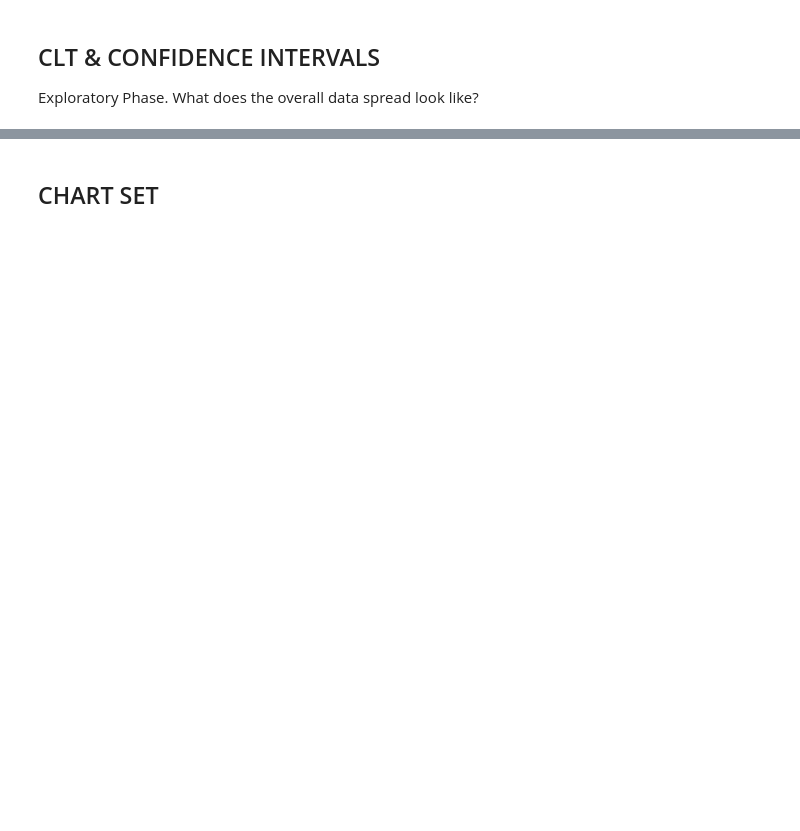
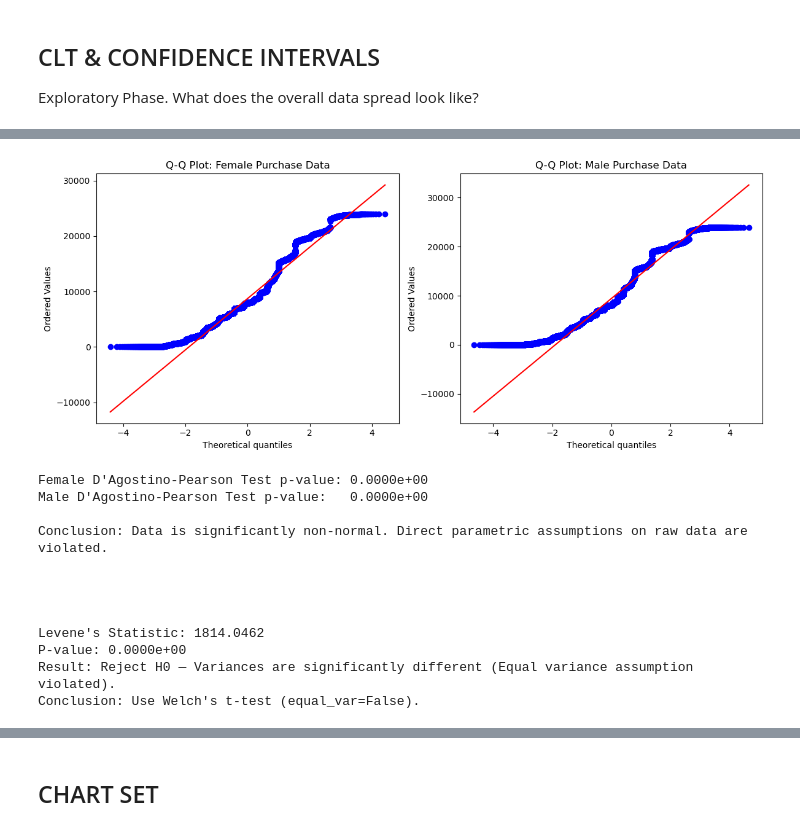
Before and after one commit to codehithesh/Statistical_Inference_on_Purchase_Data, a Jupyter notebook: Statistical_Inference_on_Purchase_Data.ipynb, the cells around one changed output, grey strips where cells are left out. Saved outputs shown, nothing was run; the diff lists cells and outputs as text; code cells hidden in the pictures; blank space fills up the shorter version.

```diff
--- a/Statistical_Inference_on_Purchase_Data.ipynb
+++ b/Statistical_Inference_on_Purchase_Data.ipynb
@@ -722,0 +728,77 @@ Detection Phase. Is there a real difference somewhere in this data?
+# %%
+female = df[df['Gender'] == 'F']['Purchase'].values
+male = df[df['Gender'] == 'M']['Purchase'].values
+
+# ---------------------------------------------------------
+# 1 Perform Normality check to validate assumptions
+# ---------------------------------------------------------
+
+# Visual Normality Check via Q-Q Plot
+fig, axes = plt.subplots(1, 2, figsize=(12, 5))
+
+stats.probplot(female, dist="norm", plot=axes[0])
+axes[0].set_title("Q-Q Plot: Female Purchase Data")
+
+stats.probplot(male, dist="norm", plot=axes[1])
+axes[1].set_title("Q-Q Plot: Male Purchase Data")
+
+plt.tight_layout()
+plt.show()
+
+# Formal Normality Check via D'Agostino-Pearson Test
+# (Suitable for large sample sizes where Shapiro-Wilk fails)
+k2_f, p_val_f = stats.normaltest(female)
+k2_m, p_val_m = stats.normaltest(male)
+
+print(f"Female D'Agostino-Pearson Test p-value: {p_val_f:.4e}")
+print(f"Male D'Agostino-Pearson Test p-value:   {p_val_m:.4e}")
+
+if p_val_f < 0.05 and p_val_m < 0.05:
+    print(
+        "\nConclusion: Data is significantly non-normal. Direct parametric"
+        " assumptions on raw data are violated."
+    )
+else:
+    print(
+        "\nConclusion: Data is normally distributed."
+    )
+
+
+
+print("\n\n\n")
+# ---------------------------------------------------------
+# 2 Perform variance equality test to validate assumptions
+# ---------------------------------------------------------
+
+# Levene's Test for Equal Variances (Gender)
+stat, p_val = stats.levene(male, female)
+
+print(f"Levene's Statistic: {stat:.4f}")
+print(f"P-value: {p_val:.4e}")
+
+if p_val < 0.05:
+    print(
+        "Result: Reject H0 — Variances are significantly different (Equal"
+        " variance assumption violated)."
+    )
+    print("Conclusion: Use Welch's t-test (equal_var=False).")
+else:
+    print(
+        "Result: Fail to reject H0 — Variances are equal (Homogeneity"
+        " holds)."
+    )
+    print("Conclusion: Use standard Student's t-test (equal_var=True).")
+# %% [output]
+[figure, added]
+Female D'Agostino-Pearson Test p-value: 0.0000e+00
+Male D'Agostino-Pearson Test p-value:   0.0000e+00
+
+Conclusion: Data is significantly non-normal. Direct parametric assumptions on raw data are violated.
+
+
+
+
+Levene's Statistic: 1814.0462
+P-value: 0.0000e+00
+Result: Reject H0 — Variances are significantly different (Equal variance assumption violated).
+Conclusion: Use Welch's t-test (equal_var=False).
```
Also changed, not shown: parts of 13 cells of this notebook.
